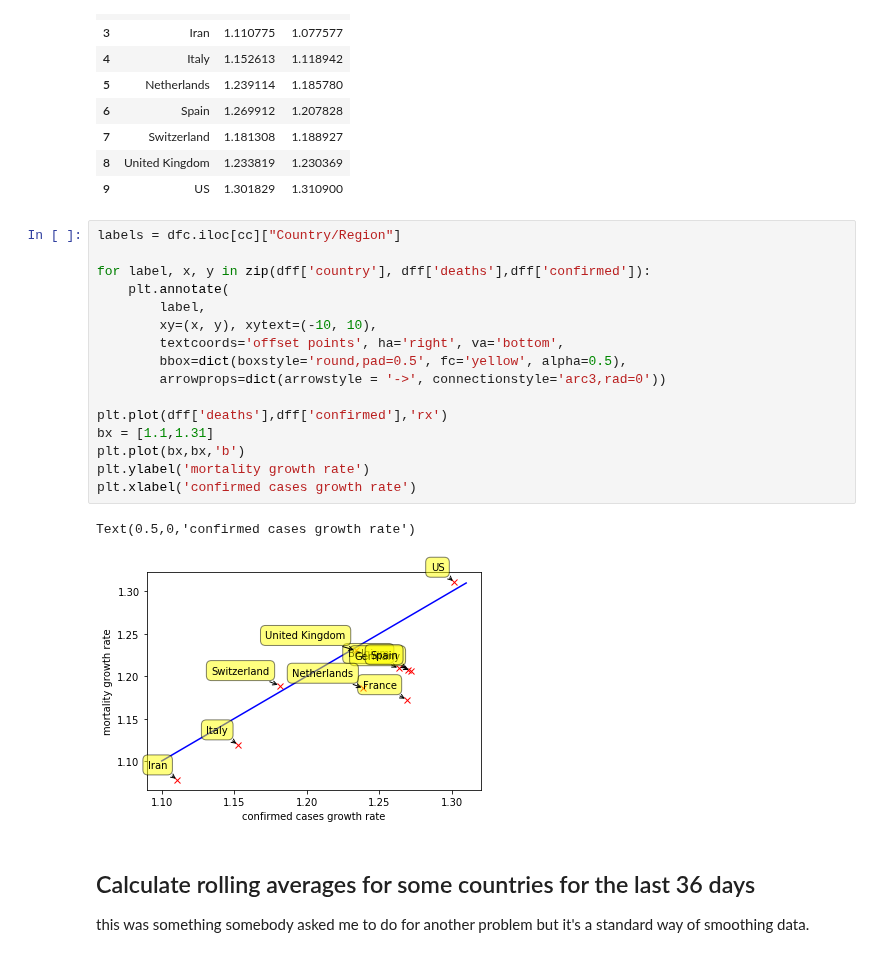
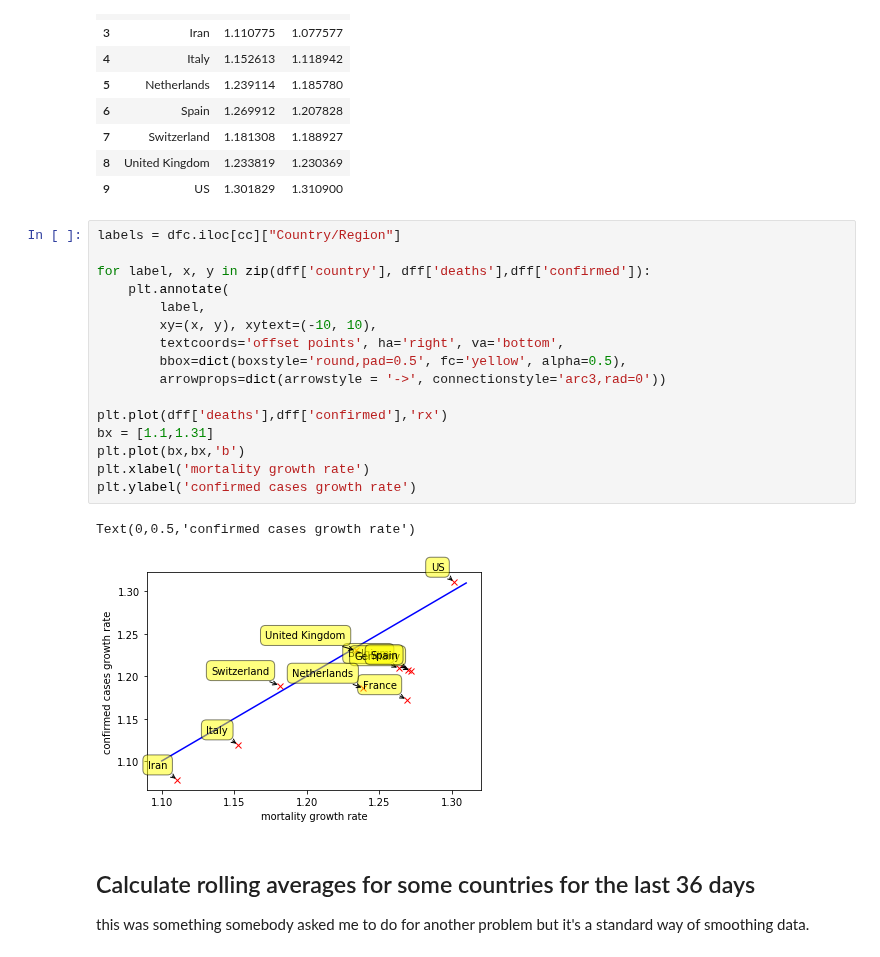
Before and after one commit to macbuse/just-math, a Jupyter notebook: covid_mortality.ipynb, the cells around one changed output. Cells and saved outputs as stored; diff of their text form.

```diff
--- a/covid_mortality.ipynb
+++ b/covid_mortality.ipynb
@@ -153,22 +153,22 @@ dff
 # %%
 labels = dfc.iloc[cc]["Country/Region"]
 
 for label, x, y in zip(dff['country'], dff['deaths'],dff['confirmed']):
     plt.annotate(
         label,
         xy=(x, y), xytext=(-10, 10),
         textcoords='offset points', ha='right', va='bottom',
         bbox=dict(boxstyle='round,pad=0.5', fc='yellow', alpha=0.5),
         arrowprops=dict(arrowstyle = '->', connectionstyle='arc3,rad=0'))
 
 plt.plot(dff['deaths'],dff['confirmed'],'rx')
 bx = [1.1,1.31]
 plt.plot(bx,bx,'b')
-plt.ylabel('mortality growth rate')
-plt.xlabel('confirmed cases growth rate')
+plt.xlabel('mortality growth rate')
+plt.ylabel('confirmed cases growth rate')
 # %% [output]
-Text(0.5,0,'confirmed cases growth rate')
+Text(0,0.5,'confirmed cases growth rate')
-[figure, old version]
+[figure, new version]
 # %% [markdown]
 ## Calculate rolling averages for some countries for the last 36 days
 
```
